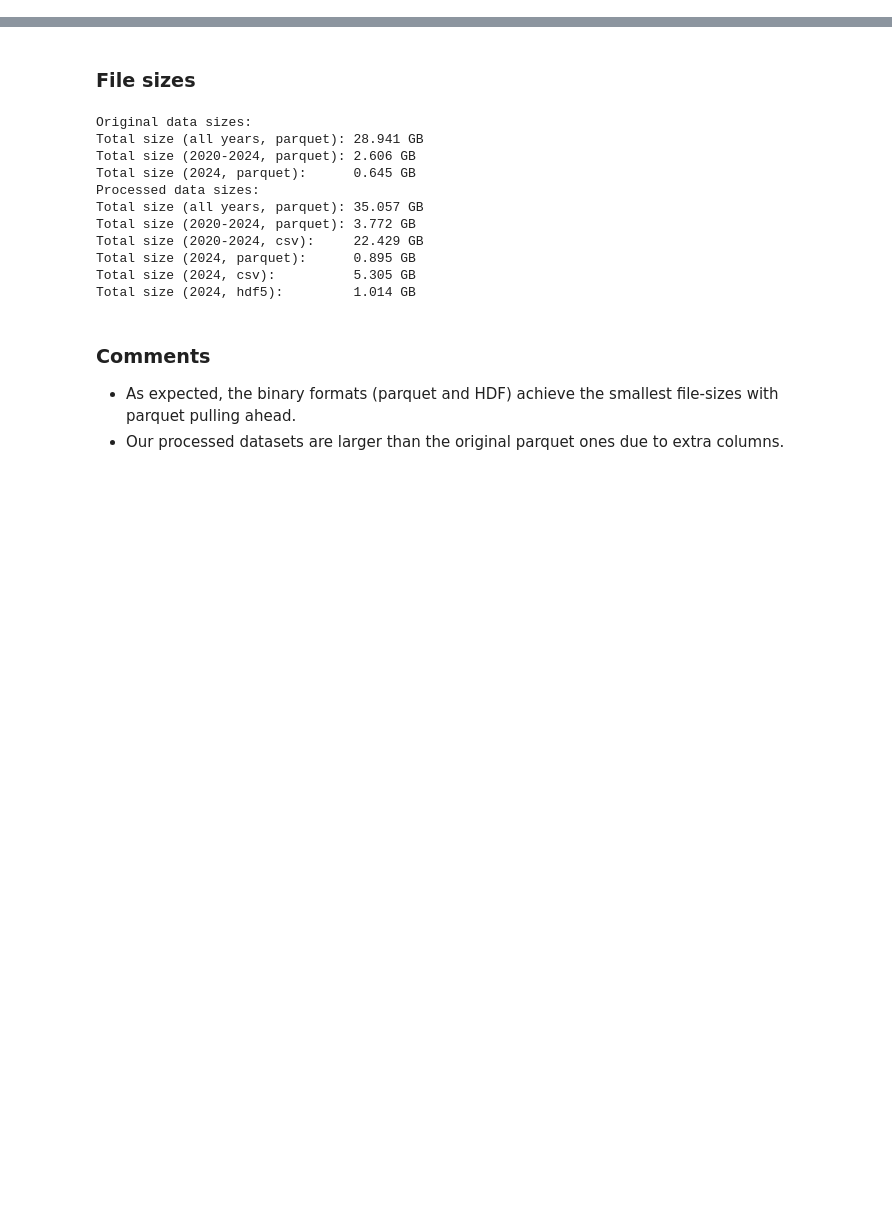
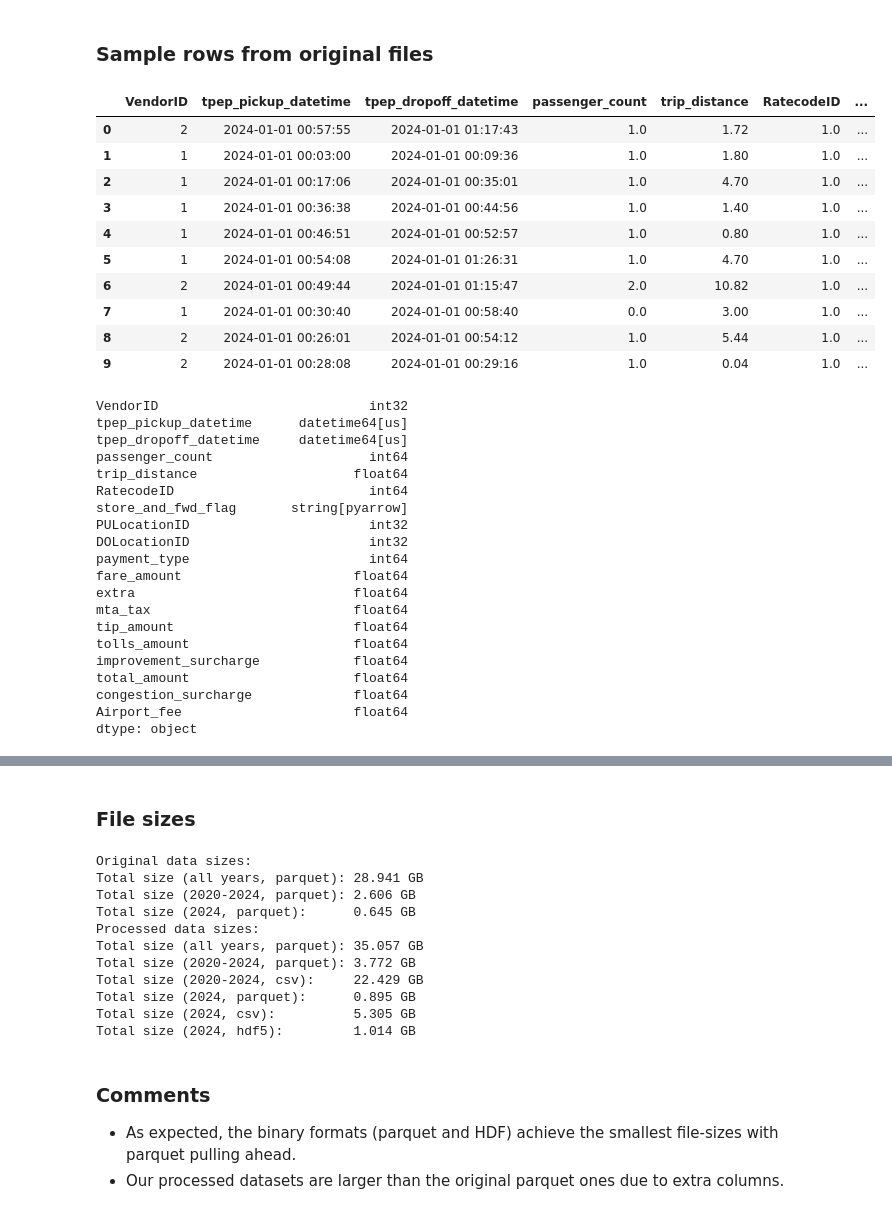
Before and after one commit to KlemenVovk/bd-project-25, a Jupyter notebook: 02_format_analysis.ipynb, the cells around one changed output, grey strips where cells are left out. Cells and saved outputs as stored; diff of their text form; code cells hidden in the pictures; blank space fills up the shorter version.

Commit message:
Add sample rows pre and post-processing.

```diff
--- a/02_format_analysis.ipynb
+++ b/02_format_analysis.ipynb
@@ -78,3 +78,41 @@ assert len(five_years_original_parquet) == 12*5, f"Expected 60 parquet files for
 assert len(five_years_parquet) == 12*5
 assert len(one_year_original_parquet) == 12, f"Expected 12 parquet files for 1 year, but found {len(one_year_original_parquet)}"
 assert len(one_year_parquet) == 12
+# %% [markdown]
+### Sample rows from original files
+# %%
+df_original = dd.concat([dd.read_parquet(p) for p in one_year_original_parquet])
+display(df_original.head(10))
+display(df_original.dtypes)
+# %% [output]
+|  | VendorID | tpep_pickup_datetime | tpep_dropoff_datetime | passenger_count | trip_distance | RatecodeID | ... |
+| 0 | 2 | 2024-01-01 00:57:55 | 2024-01-01 01:17:43 | 1.0 | 1.72 | 1.0 | ... |
+| 1 | 1 | 2024-01-01 00:03:00 | 2024-01-01 00:09:36 | 1.0 | 1.80 | 1.0 | ... |
+| 2 | 1 | 2024-01-01 00:17:06 | 2024-01-01 00:35:01 | 1.0 | 4.70 | 1.0 | ... |
+| 3 | 1 | 2024-01-01 00:36:38 | 2024-01-01 00:44:56 | 1.0 | 1.40 | 1.0 | ... |
+| 4 | 1 | 2024-01-01 00:46:51 | 2024-01-01 00:52:57 | 1.0 | 0.80 | 1.0 | ... |
+| 5 | 1 | 2024-01-01 00:54:08 | 2024-01-01 01:26:31 | 1.0 | 4.70 | 1.0 | ... |
+| 6 | 2 | 2024-01-01 00:49:44 | 2024-01-01 01:15:47 | 2.0 | 10.82 | 1.0 | ... |
+| 7 | 1 | 2024-01-01 00:30:40 | 2024-01-01 00:58:40 | 0.0 | 3.00 | 1.0 | ... |
+| 8 | 2 | 2024-01-01 00:26:01 | 2024-01-01 00:54:12 | 1.0 | 5.44 | 1.0 | ... |
+| 9 | 2 | 2024-01-01 00:28:08 | 2024-01-01 00:29:16 | 1.0 | 0.04 | 1.0 | ... |
+VendorID                           int32
+tpep_pickup_datetime      datetime64[us]
+tpep_dropoff_datetime     datetime64[us]
+passenger_count                    int64
+trip_distance                    float64
+RatecodeID                         int64
+store_and_fwd_flag       string[pyarrow]
+PULocationID                       int32
+DOLocationID                       int32
+payment_type                       int64
+fare_amount                      float64
+extra                            float64
+mta_tax                          float64
+tip_amount                       float64
+tolls_amount                     float64
+improvement_surcharge            float64
+total_amount                     float64
+congestion_surcharge             float64
+Airport_fee                      float64
+dtype: object
```
Also changed, not shown: parts of 2 cells of this notebook, 2 other files.
